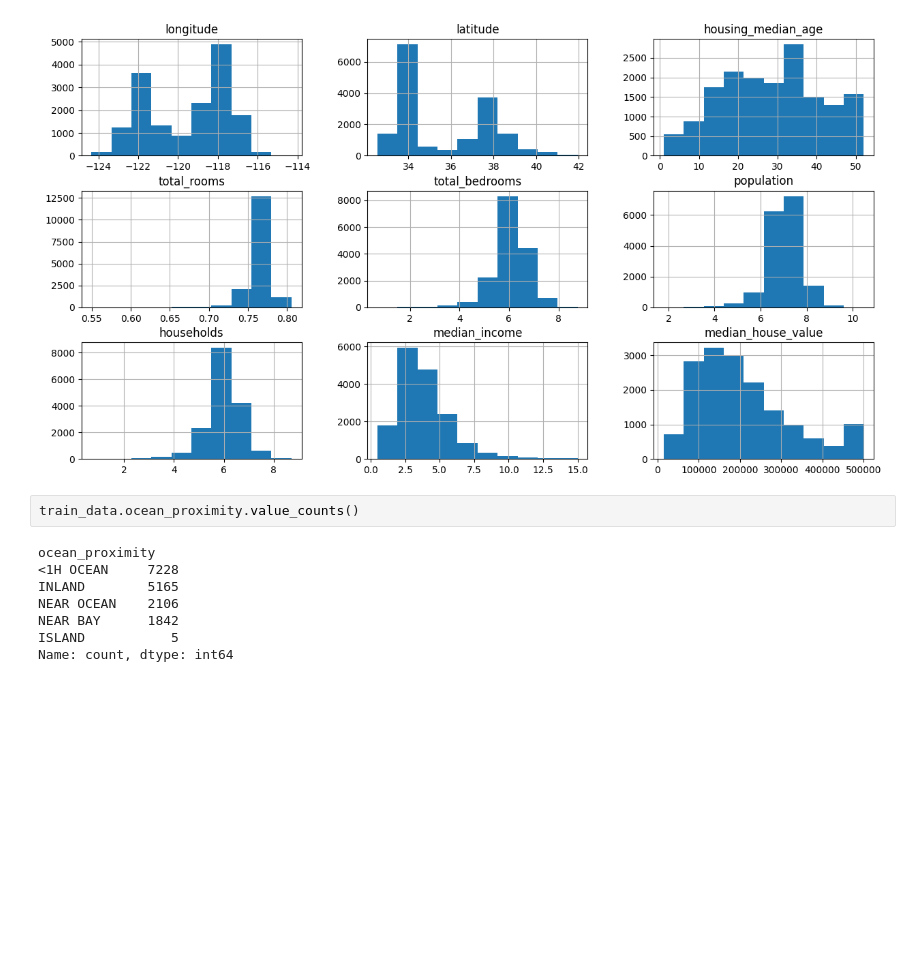
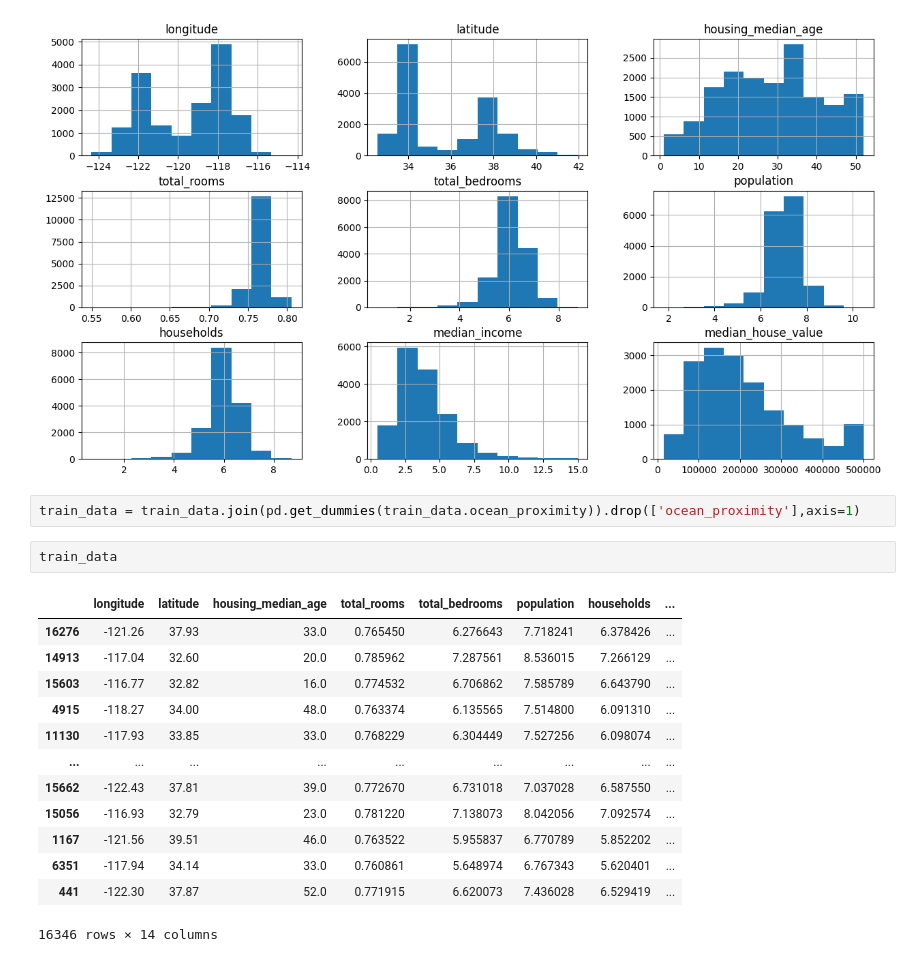
Before and after one commit to KomatiBhavaniSankar/Housing-Prices-Prediction, a Jupyter notebook: HousePricePrediction.ipynb, the cells around one changed output. Drawn from its saved outputs; the diff is of its cells as text; blank space fills up the shorter version.

```diff
--- a/HousePricePrediction.ipynb
+++ b/HousePricePrediction.ipynb
@@ -156,12 +156,20 @@ array([[<Axes: title={'center': 'longitude'}>,
         <Axes: title={'center': 'median_house_value'}>]], dtype=object)
 [figure]
 # %%
-train_data.ocean_proximity.value_counts()
+train_data = train_data.join(pd.get_dummies(train_data.ocean_proximity)).drop(['ocean_proximity'],axis=1)
-# %% [output]
-ocean_proximity
-<1H OCEAN     7228
-INLAND        5165
-NEAR OCEAN    2106
-NEAR BAY      1842
-ISLAND           5
-Name: count, dtype: int64
+# %%
+train_data
+# %% [output]
+|  | longitude | latitude | housing_median_age | total_rooms | total_bedrooms | population | households | ... |
+| 16276 | -121.26 | 37.93 | 33.0 | 0.765450 | 6.276643 | 7.718241 | 6.378426 | ... |
+| 14913 | -117.04 | 32.60 | 20.0 | 0.785962 | 7.287561 | 8.536015 | 7.266129 | ... |
+| 15603 | -116.77 | 32.82 | 16.0 | 0.774532 | 6.706862 | 7.585789 | 6.643790 | ... |
+| 4915 | -118.27 | 34.00 | 48.0 | 0.763374 | 6.135565 | 7.514800 | 6.091310 | ... |
+| 11130 | -117.93 | 33.85 | 33.0 | 0.768229 | 6.304449 | 7.527256 | 6.098074 | ... |
+| ... | ... | ... | ... | ... | ... | ... | ... | ... |
+| 15662 | -122.43 | 37.81 | 39.0 | 0.772670 | 6.731018 | 7.037028 | 6.587550 | ... |
+| 15056 | -116.93 | 32.79 | 23.0 | 0.781220 | 7.138073 | 8.042056 | 7.092574 | ... |
+| 1167 | -121.56 | 39.51 | 46.0 | 0.763522 | 5.955837 | 6.770789 | 5.852202 | ... |
+| 6351 | -117.94 | 34.14 | 33.0 | 0.760861 | 5.648974 | 6.767343 | 5.620401 | ... |
+| 441 | -122.30 | 37.87 | 52.0 | 0.771915 | 6.620073 | 7.436028 | 6.529419 | ... |
+16346 rows × 14 columns
```
Also changed, not shown: parts of 3 cells of this notebook.
